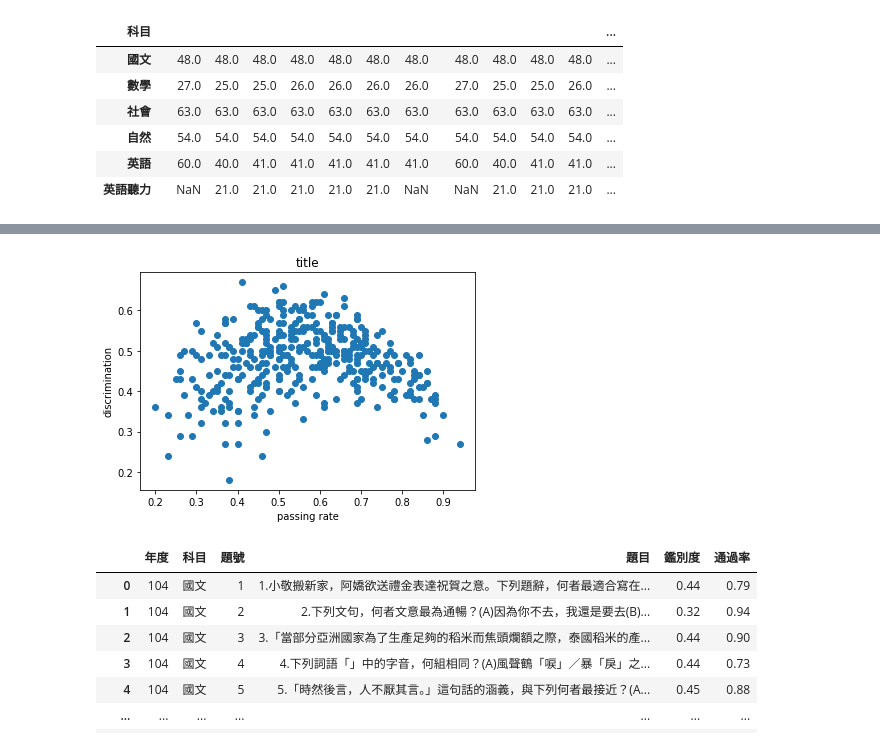
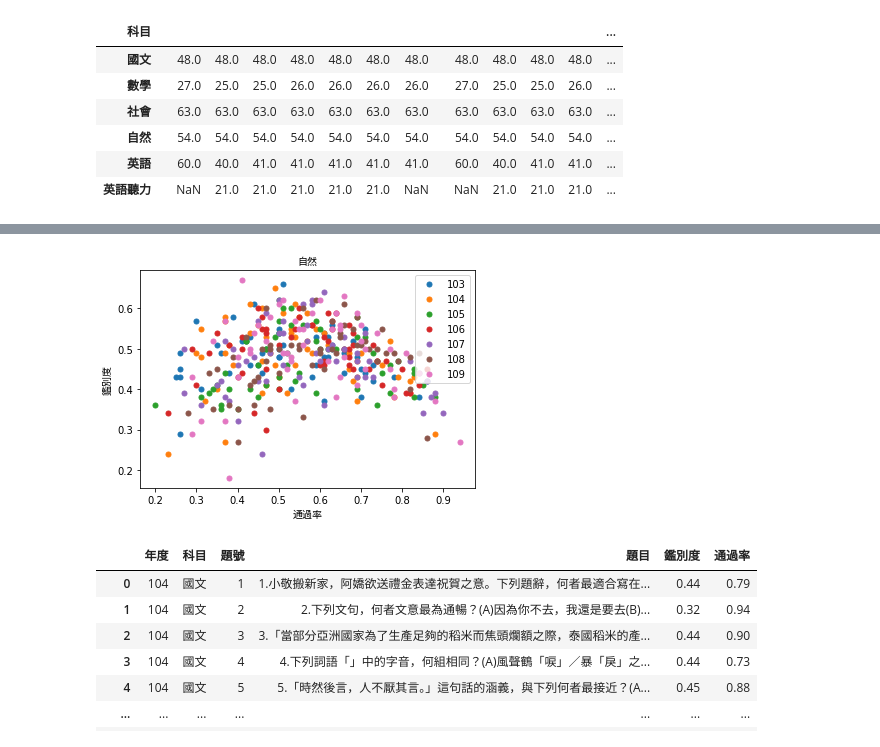
Before and after one commit to ChihHsiangChien/question_database, a Jupyter notebook: B03_分析通過率鑑別度與題目.ipynb, the cells around one changed output, grey strips where cells are left out. Drawn from its saved outputs; the diff is of its cells as text; code cells hidden in the pictures.

```diff
--- a/B03_分析通過率鑑別度與題目.ipynb
+++ b/B03_分析通過率鑑別度與題目.ipynb
@@ -6,6 +6,9 @@ import pandas as pd
 
 import numpy as np
 import matplotlib.pyplot as plt
+
+from matplotlib.font_manager import FontProperties
+myfont = FontProperties(fname='/usr/share/fonts/opentype/noto/NotoSansCJK-Regular.ttc')
 # %%
 df = pd.read_csv('整理後的通過率與鑑別度.csv')
 print(df)
@@ -104,14 +162,33 @@ passing_df.pivot_table(index=['科目'], columns = ['年度'] , values=['通過
 # %%
 subject = '自然'
 x = passing_df[passing_df['科目'] == subject]['通過率']
 y = passing_df[passing_df['科目'] == subject]['鑑別度']
-plt.scatter(x, y)
-plt.title("title")
-plt.xlabel("passing rate")
-plt.ylabel("discrimination")
+
+
+groups = passing_df.groupby('年度')
+
+
+fig, ax = plt.subplots()
+ax.margins(0.05) # Optional, just adds 5% padding to the autoscaling
+
+
+for name, group in groups:
+
+    x = group[group['科目'] == subject]['通過率']
+    y = group[group['科目'] == subject]['鑑別度']
+
+
+    ax.plot(x, y, marker='o', linestyle='', ms=5, label = name)
+ax.legend()
+
+ax.set_title(subject, fontproperties=myfont)
+ax.set_xlabel('通過率' , fontproperties=myfont)
+ax.set_ylabel('鑑別度' , fontproperties=myfont)
+
+
 plt.show()
 # %% [output]
-[figure, old version]
+[figure, new version]
 # %%
 '''
 df6 = df5.sort_values(by=['通過率'], ascending = False)
```
Also changed, not shown: parts of 3 cells of this notebook, 1 other file.
